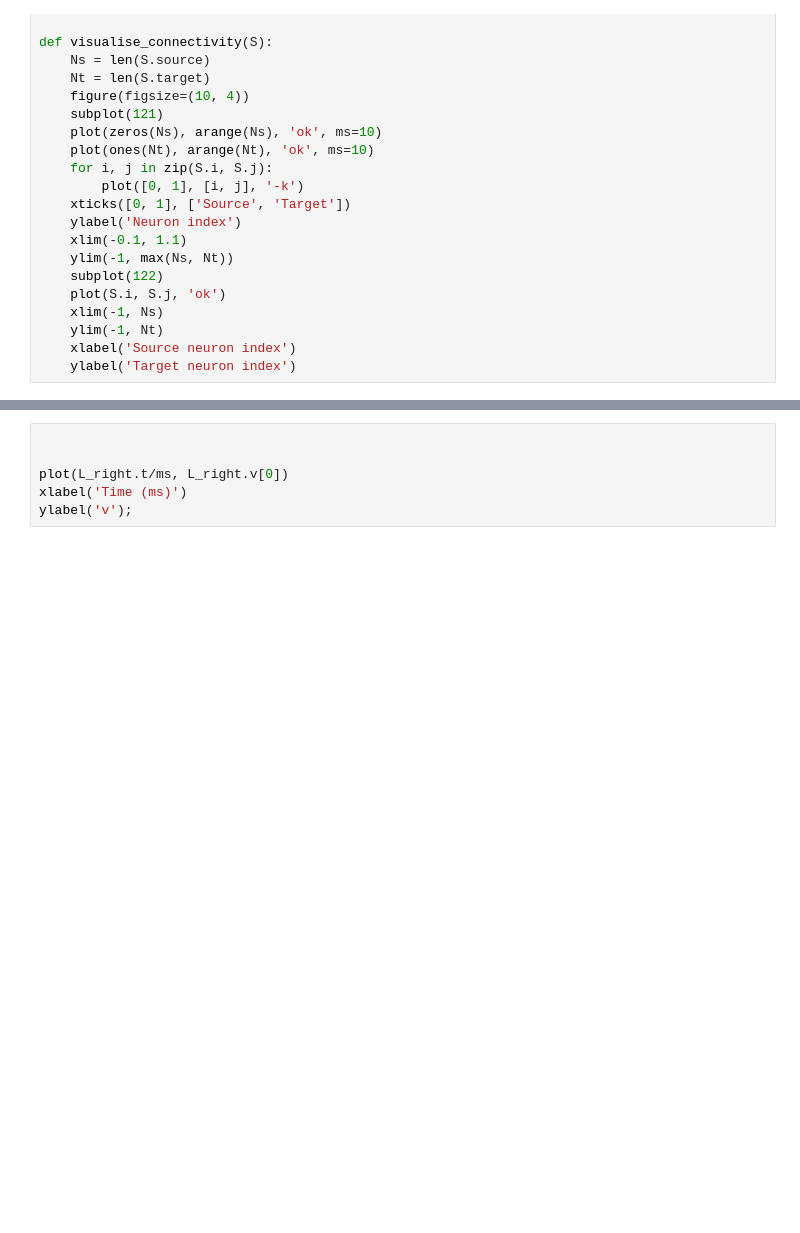
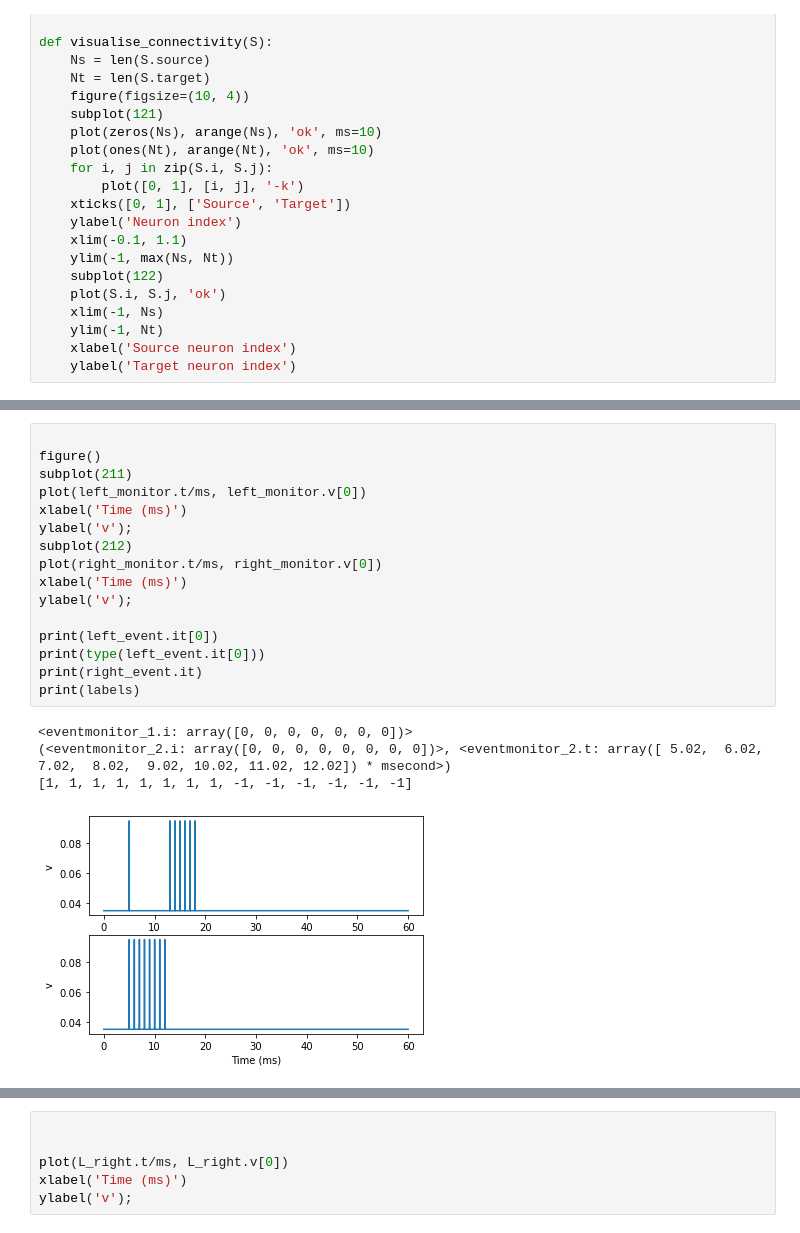
Before and after one commit to EmilyBjartskular/spiking-adventure, a Jupyter notebook: notebook/Untitled.ipynb, the cells around one changed output, grey strips where cells are left out. Cells and saved outputs as stored; diff of their text form; blank space fills up the shorter version.

```diff
--- a/notebook/Untitled.ipynb
+++ b/notebook/Untitled.ipynb
@@ -254,3 +338,24 @@ Starting simulation at t=0. s for a duration of 20. ms
+# %%
+
+figure()
+subplot(211)
+plot(left_monitor.t/ms, left_monitor.v[0])
+xlabel('Time (ms)')
+ylabel('v');
+subplot(212)
+plot(right_monitor.t/ms, right_monitor.v[0])
+xlabel('Time (ms)')
+ylabel('v');
+
+print(left_event.it[0])
+print(type(left_event.it[0]))
+print(right_event.it)
+print(labels)
+# %% [output]
+<eventmonitor_1.i: array([0, 0, 0, 0, 0, 0, 0])>
+(<eventmonitor_2.i: array([0, 0, 0, 0, 0, 0, 0, 0])>, <eventmonitor_2.t: array([ 5.02,  6.02,  7.02,  8.02,  9.02, 10.02, 11.02, 12.02]) * msecond>)
+[1, 1, 1, 1, 1, 1, 1, 1, -1, -1, -1, -1, -1, -1]
+[figure, added]
 # %%
 print(neurons)
 # %% [output]
```
Also changed, not shown: parts of 8 cells of this notebook, 2 other files.
